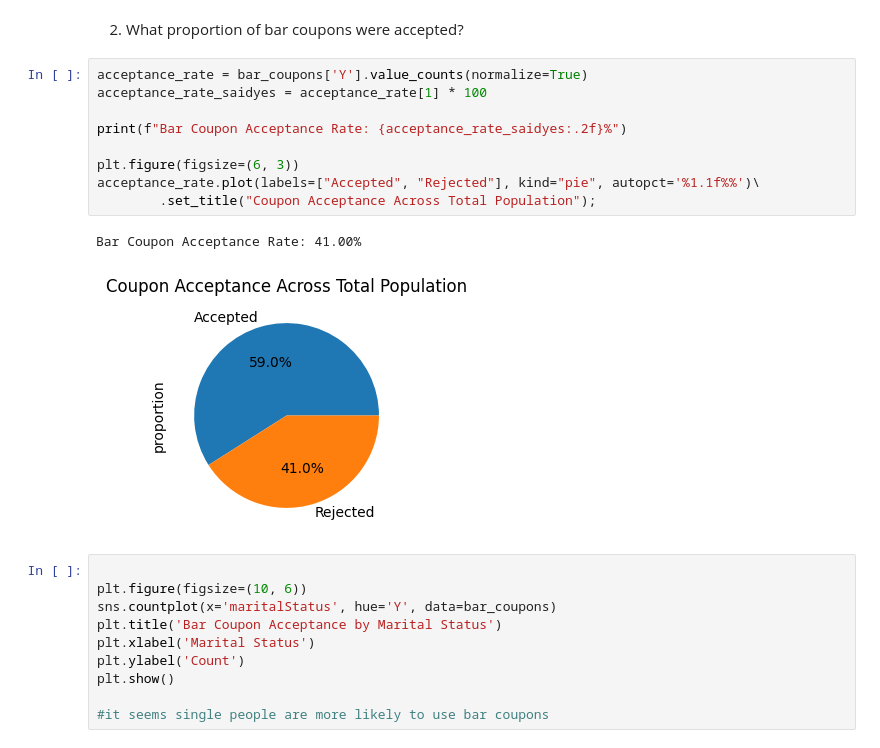
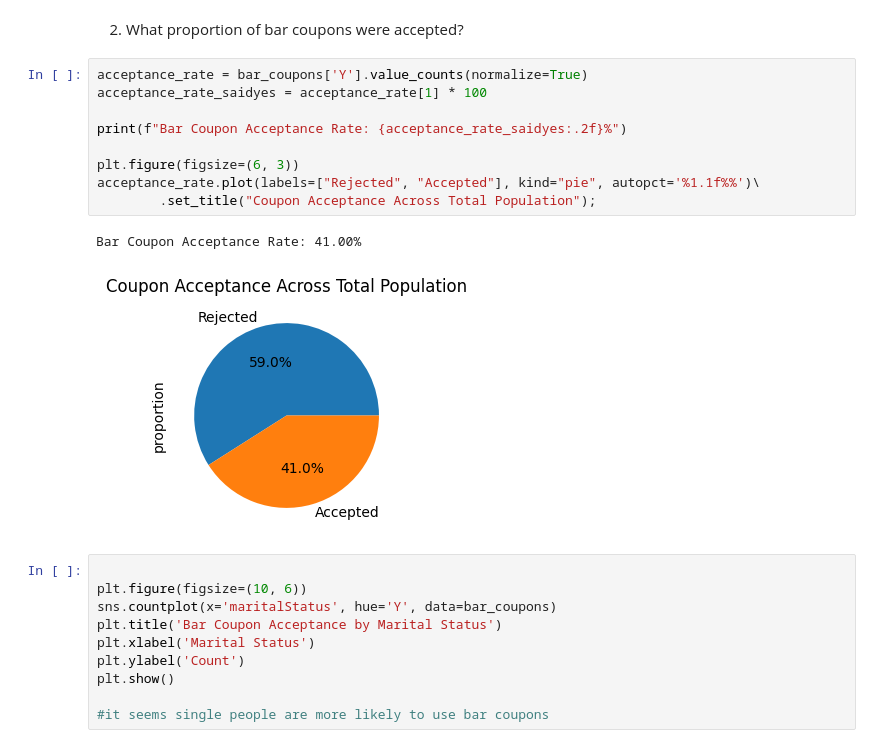
Before and after one commit to arethasamuel/BerkeleyMachineLearning, a Jupyter notebook: Module5.ipynb, the cells around one changed output. Saved outputs shown, nothing was run; the diff lists cells and outputs as text.

```diff
--- a/Module5.ipynb
+++ b/Module5.ipynb
@@ -204,15 +243,15 @@ bar_coupons = data[data['coupon'] == 'Bar']
 # %%
 acceptance_rate = bar_coupons['Y'].value_counts(normalize=True)
 acceptance_rate_saidyes = acceptance_rate[1] * 100
 
 print(f"Bar Coupon Acceptance Rate: {acceptance_rate_saidyes:.2f}%")
 
 plt.figure(figsize=(6, 3))
-acceptance_rate.plot(labels=["Accepted", "Rejected"], kind="pie", autopct='%1.1f%%')\
+acceptance_rate.plot(labels=["Rejected", "Accepted"], kind="pie", autopct='%1.1f%%')\
         .set_title("Coupon Acceptance Across Total Population");
 # %% [output]
 Bar Coupon Acceptance Rate: 41.00%
-[figure, old version]
+[figure, new version]
 # %%
 
 plt.figure(figsize=(10, 6))
```
Also changed, not shown: parts of 9 cells of this notebook.
